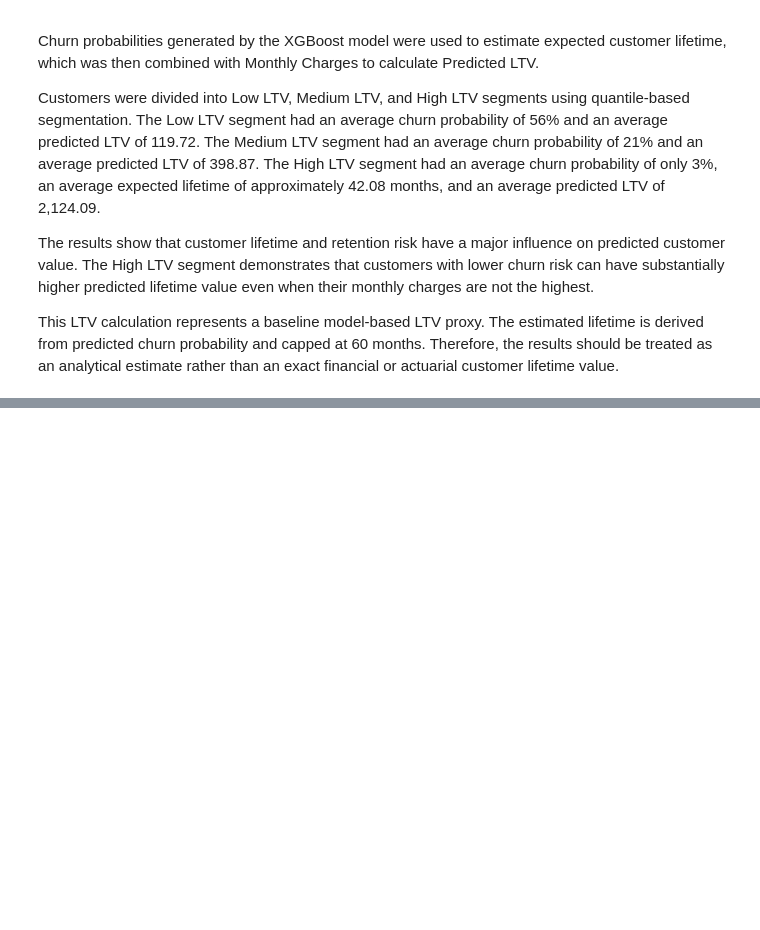
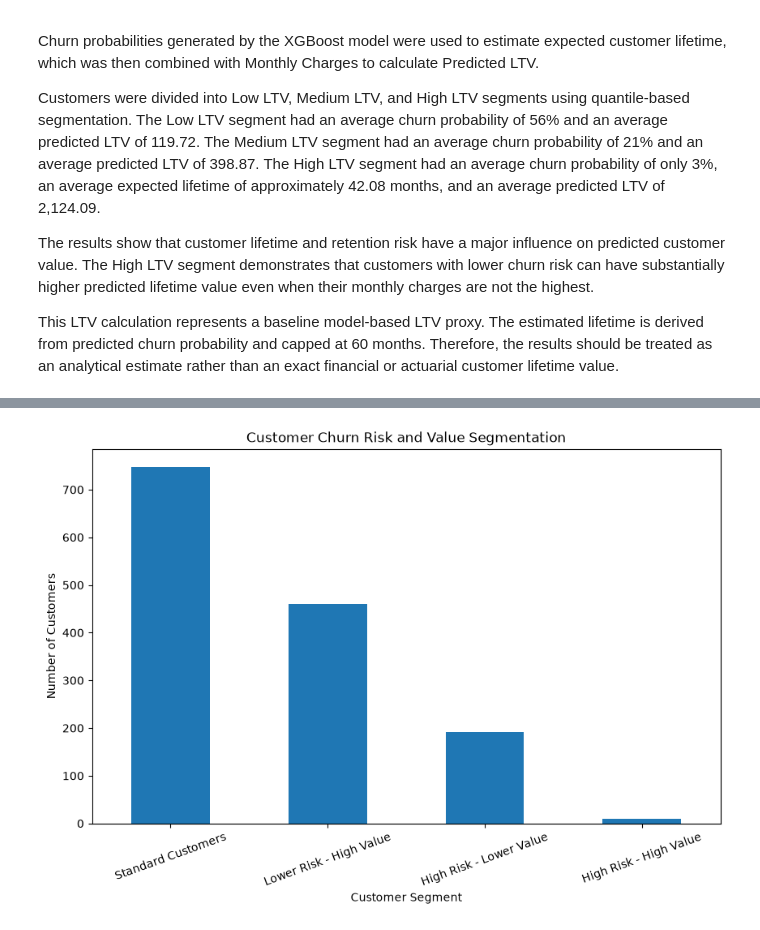
Before and after one commit to sagarsiddharth09-blip/customer-churn-LTV-engine, a Jupyter notebook: Akshay_Baseline_Analytics.ipynb, the cells around one changed output, grey strips where cells are left out. Saved outputs shown, nothing was run; the diff lists cells and outputs as text; code cells hidden in the pictures; blank space fills up the shorter version.

```diff
--- a/Akshay_Baseline_Analytics.ipynb
+++ b/Akshay_Baseline_Analytics.ipynb
@@ -3649,0 +3828,8 @@ This LTV calculation represents a baseline model-based LTV proxy. The estimated
+# %%
+# Create an independent customer value measure
+# using historical customer charges
+
+ltv_df["Customer_Value"] = ltv_df["TotalCharges"]
+
+print("Customer value statistics:")
+print(ltv_df["Customer_Value"].describe())
@@ -3649,0 +3847,12 @@ This LTV calculation represents a baseline model-based LTV proxy. The estimated
+# %%
+# Divide customers into three value segments
+
+ltv_df["Value_Segment"] = pd.qcut(
+    ltv_df["Customer_Value"],
+    q=3,
+    labels=["Low Value", "Medium Value", "High Value"]
+)
+
+print(
+    ltv_df["Value_Segment"].value_counts().sort_index()
+)
@@ -3649,0 +3964,20 @@ This LTV calculation represents a baseline model-based LTV proxy. The estimated
+# %%
+# Plot risk-value segments
+
+segment_counts = (
+    ltv_df["Risk_Value_Segment"]
+    .value_counts()
+)
+
+segment_counts.plot(
+    kind="bar",
+    figsize=(10, 6)
+)
+
+plt.title("Customer Churn Risk and Value Segmentation")
+plt.xlabel("Customer Segment")
+plt.ylabel("Number of Customers")
+plt.xticks(rotation=20)
+plt.show()
+# %% [output]
+[figure, added]
```
Also changed, not shown: parts of 19 cells of this notebook.
